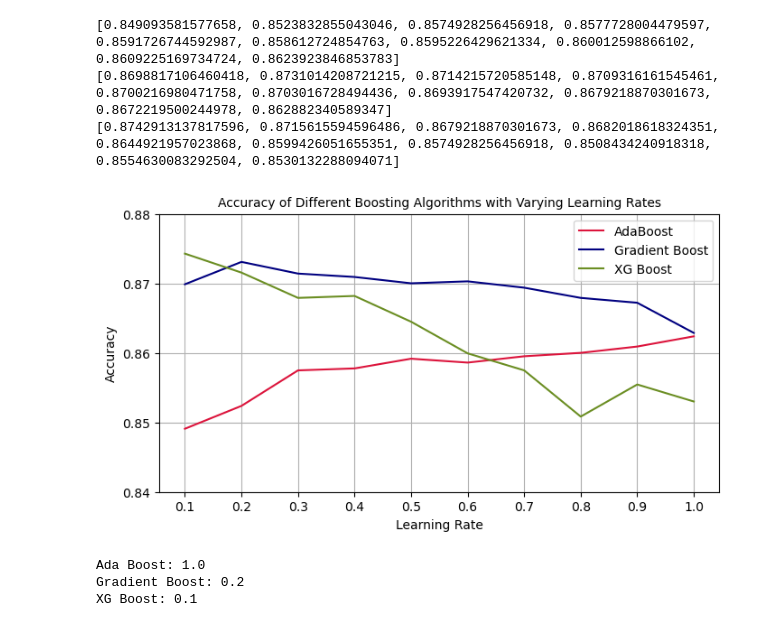
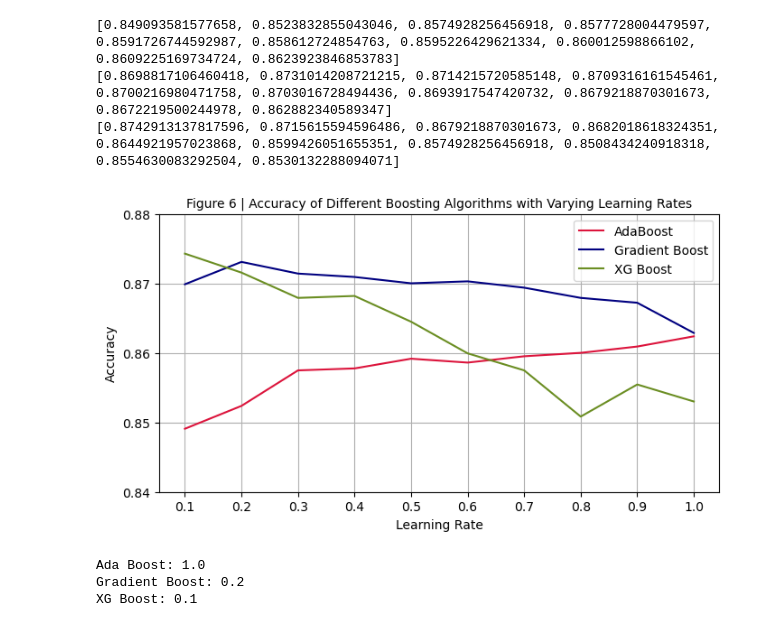
Before and after one commit to ashneetrathore/CensusIncomeML, a Jupyter notebook: project.ipynb, the cells around one changed output. Drawn from its saved outputs; the diff is of its cells as text; code cells hidden in the pictures.

```diff
--- a/project.ipynb
+++ b/project.ipynb
@@ -382,21 +382,21 @@ print(accuracy_xgb2)
 # %%
 plt.figure(figsize=(8, 4))
 plt.plot(rate_vals, accuracy_ada2, color='crimson', label='AdaBoost')
 plt.plot(rate_vals, accuracy_gb2, color='navy', label='Gradient Boost')
 plt.plot(rate_vals, accuracy_xgb2, color='olivedrab', label='XG Boost')
 
 # Display axes and title
-plt.title("Accuracy of Different Boosting Algorithms with Varying Learning Rates", fontsize=10)
+plt.title("Figure 6 | Accuracy of Different Boosting Algorithms with Varying Learning Rates", fontsize=10)
 plt.xlabel("Learning Rate")
 plt.ylabel("Accuracy")
 plt.xticks(np.arange(0.1, 1.1, 0.1))
 plt.yticks(np.arange(0.84, 0.88, 0.01))
 plt.grid(True)
 
 plt.legend()
 plt.show()
 # %% [output]
-[figure, old version]
+[figure, new version]
 # %%
 max_index1 = np.argmax(accuracy_ada2)
 best_rate1 = rate_vals[max_index1]
```
Also changed, not shown: parts of 5 cells of this notebook, 1 other file.
